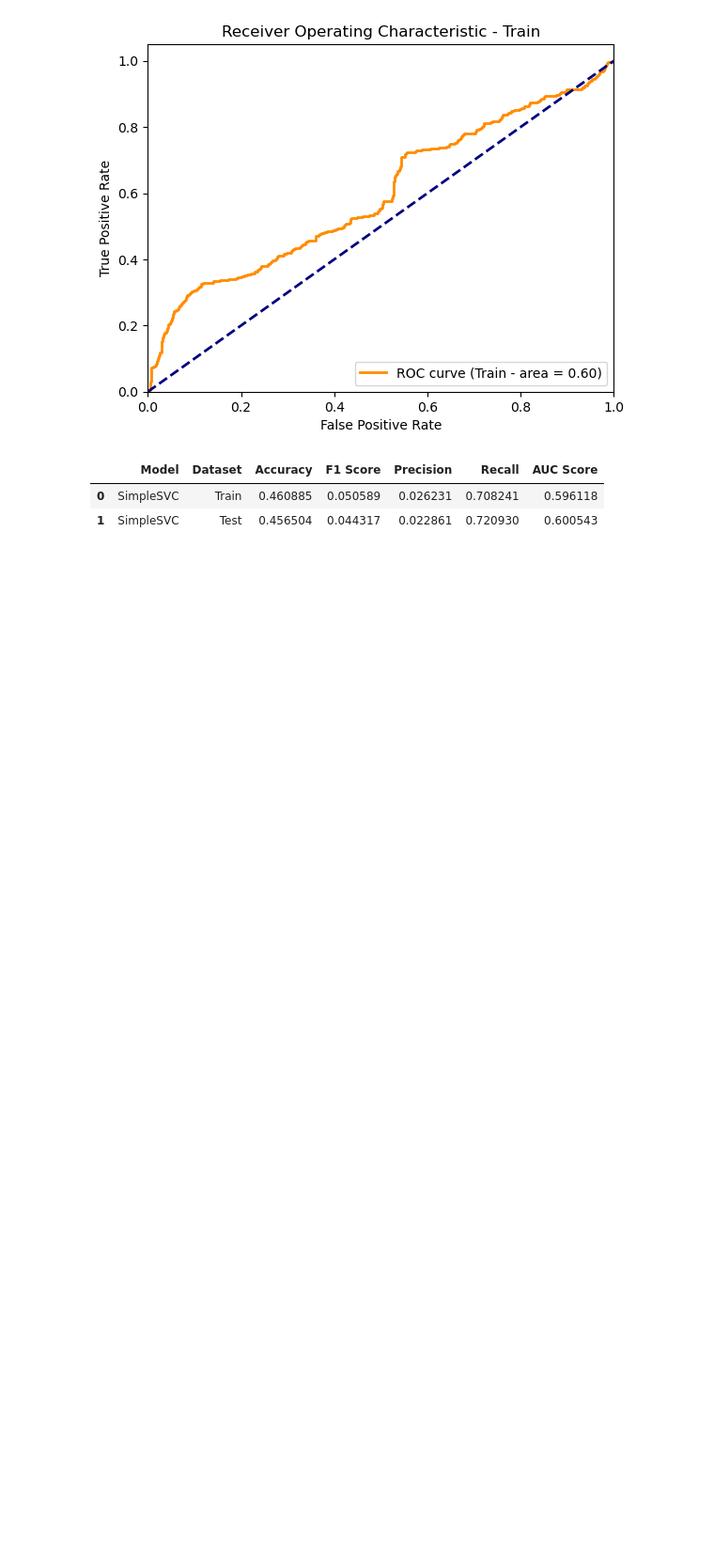
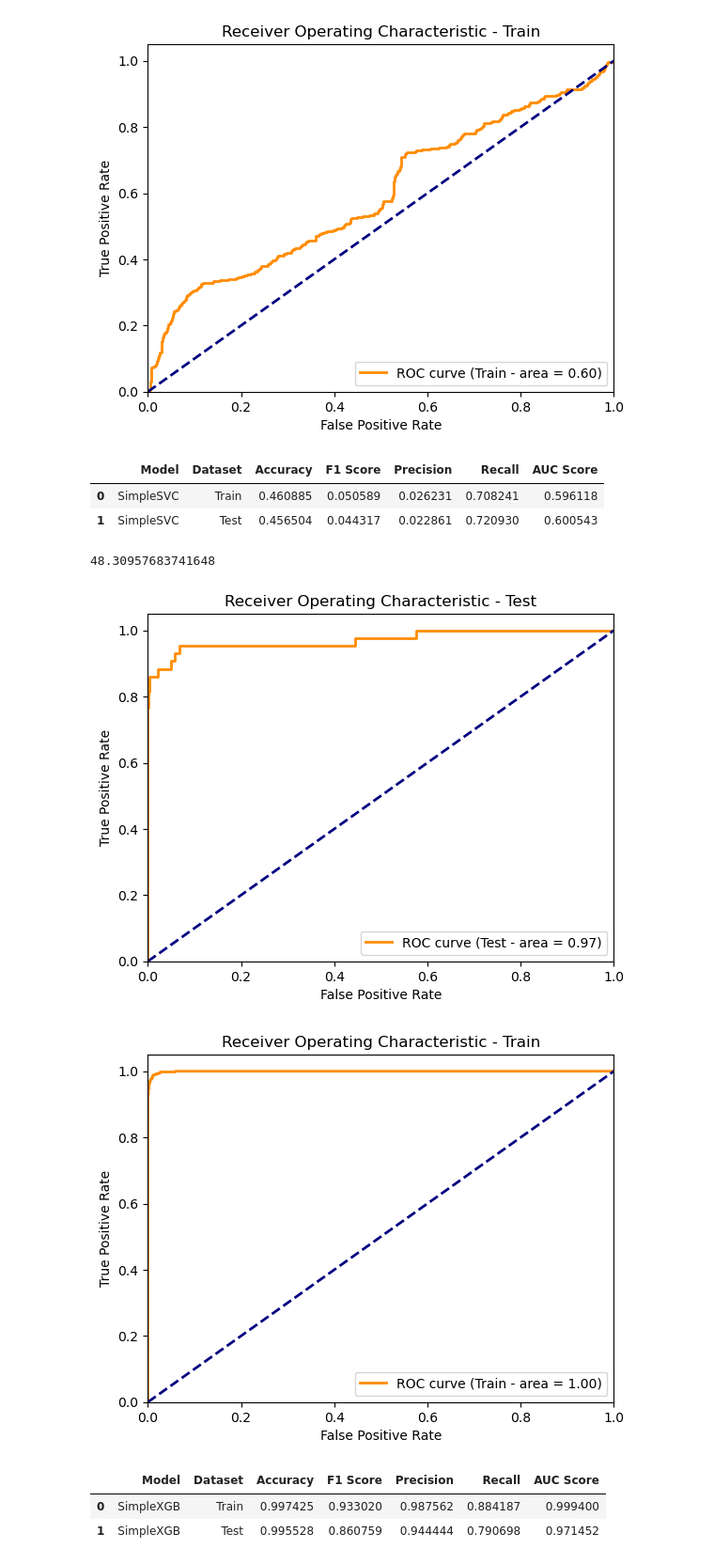
Before and after one commit to ShamilShukurov/ADA_GWU_Master_Thesis, a Jupyter notebook: Code/Modelling_Playground.ipynb, the cells around one changed output. Shown at 94% size. Cells and saved outputs as stored; diff of their text form; code cells hidden in the pictures; blank space fills up the shorter version.

```diff
--- a/Code/Modelling_Playground.ipynb
+++ b/Code/Modelling_Playground.ipynb
@@ -36,3 +38,11 @@ s2.train_eval(df_train.drop("Class",axis=1), df_train["Class"], df_test.drop("Cl
 |  | Model | Dataset | Accuracy | F1 Score | Precision | Recall | AUC Score |
 | 0 | SimpleSVC | Train | 0.460885 | 0.050589 | 0.026231 | 0.708241 | 0.596118 |
 | 1 | SimpleSVC | Test | 0.456504 | 0.044317 | 0.022861 | 0.720930 | 0.600543 |
+# %%
+def get_scale_weight(y:np.array)->float:
+    vc = y.value_counts()
+    return vc.max()/vc.min()
+
+get_scale_weight(df_train["Class"])
+# %% [output]
+48.30957683741648
@@ -38,0 +141,10 @@ s2.train_eval(df_train.drop("Class",axis=1), df_train["Class"], df_test.drop("Cl
+# %%
+x = XGBoostClassifier()
+# %%
+x.train_eval(df_train.drop("Class",axis=1), df_train["Class"], df_test.drop("Class",axis=1), df_test["Class"])
+# %% [output]
+[figure, added]
+[figure, added]
+|  | Model | Dataset | Accuracy | F1 Score | Precision | Recall | AUC Score |
+| 0 | SimpleXGB | Train | 0.997425 | 0.933020 | 0.987562 | 0.884187 | 0.999400 |
+| 1 | SimpleXGB | Test | 0.995528 | 0.860759 | 0.944444 | 0.790698 | 0.971452 |
```
Also changed, not shown: parts of 4 cells of this notebook, 2 other files.
